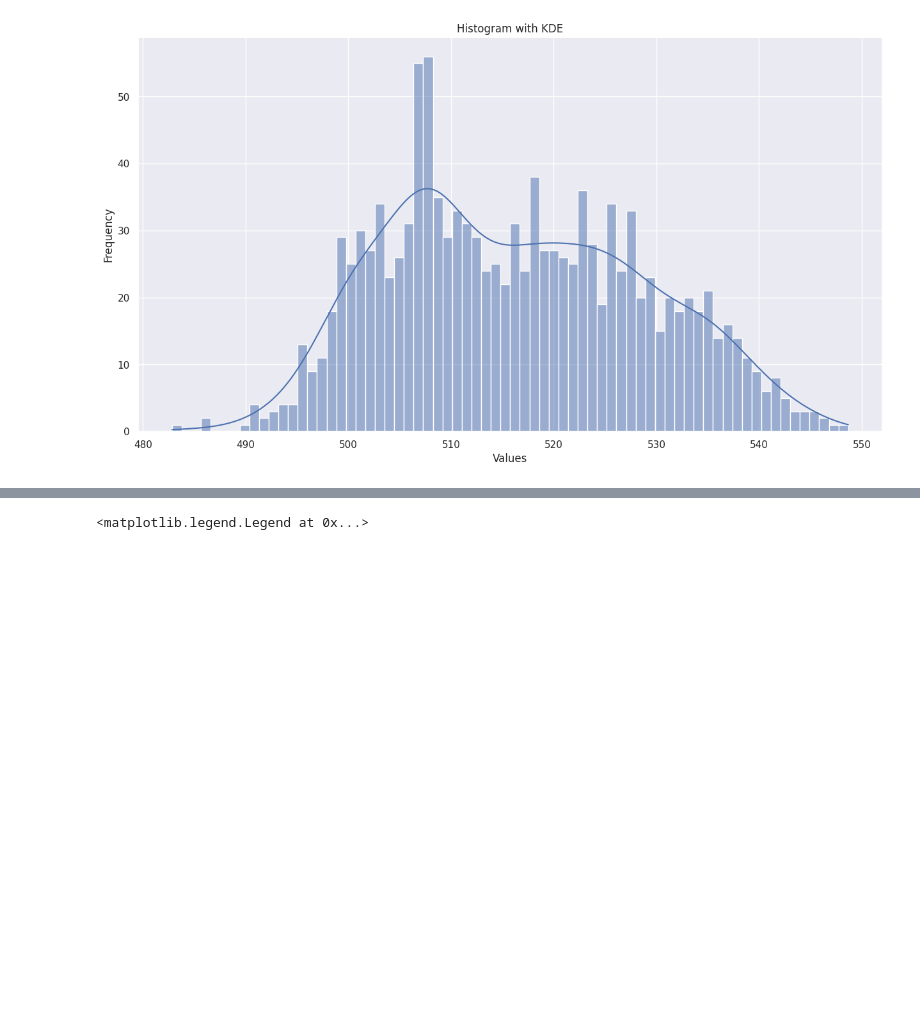
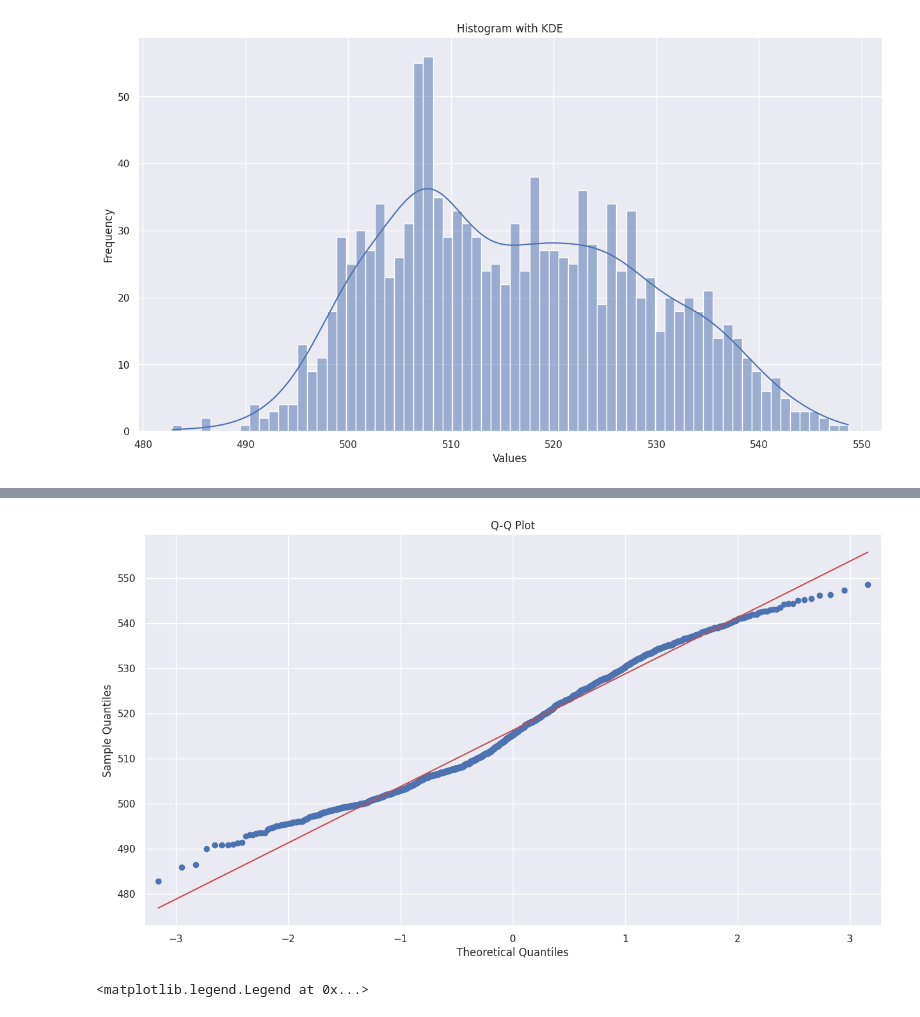
Before and after one commit to 5JKY/Project, a Jupyter notebook: data_visualization.ipynb, the cells around one changed output, grey strips where cells are left out. Cells and saved outputs as stored; diff of their text form; code cells hidden in the pictures; blank space fills up the shorter version.

Commit message:
add Q-Q plot

```diff
--- a/data_visualization.ipynb
+++ b/data_visualization.ipynb
@@ -168,3 +171,11 @@ plt.show()
+# %%
+import statsmodels.api as sm
+
+sm.qqplot(selling_rates, line='s')
+plt.title('Q-Q Plot')
+plt.show()
+# %% [output]
+[figure, added]
 # %%
 selling_rates.resample('BQ').mean().plot(style=':', label='mean value of each quater', marker='x')
 selling_rates.resample('BQ').median().plot(style=':', label='median value of each quater', marker='x')
```
Also changed, not shown: parts of 1 cell of this notebook.
